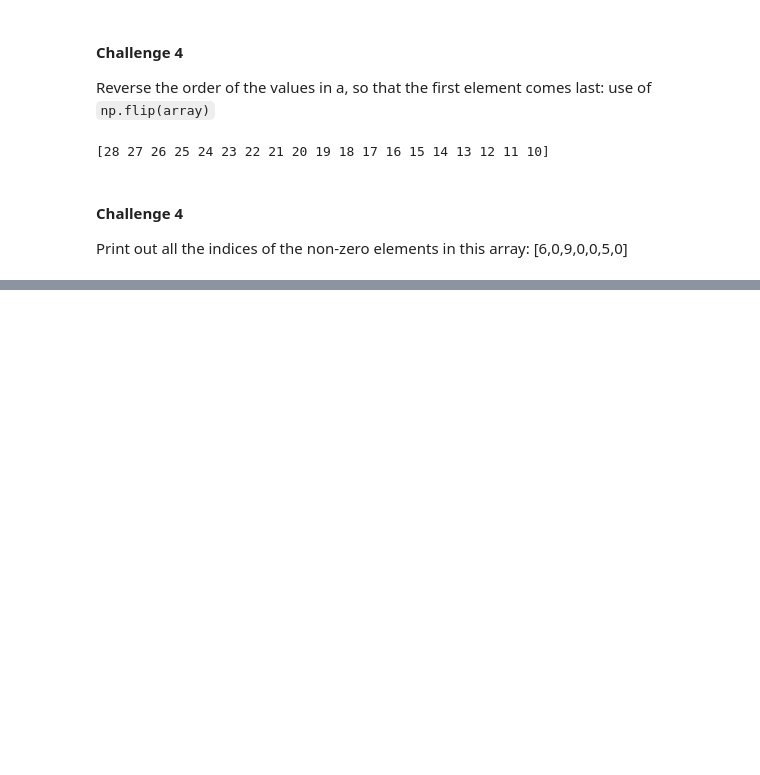
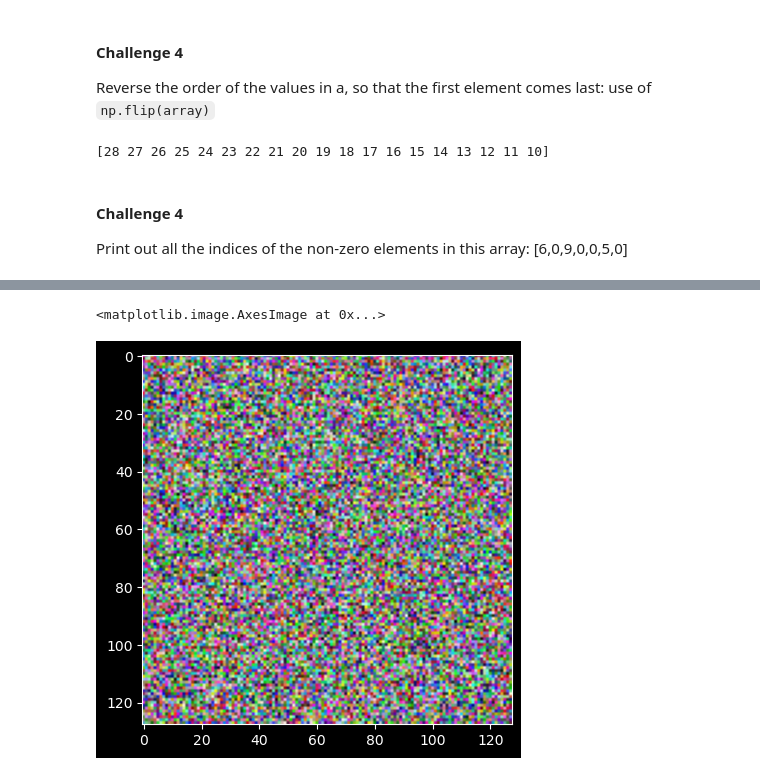
Before and after one commit to shane-221/Python_Basics, a Jupyter notebook: 09_Advanced-Data_Analysis(Pandas-Plotly-Seaborn)/77_Day_77_Numpy/main.ipynb, the cells around one changed output, grey strips where cells are left out. Saved outputs shown, nothing was run; the diff lists cells and outputs as text; code cells hidden in the pictures; blank space fills up the shorter version.

```diff
--- a/09_Advanced-Data_Analysis(Pandas-Plotly-Seaborn)/77_Day_77_Numpy/main.ipynb
+++ b/09_Advanced-Data_Analysis(Pandas-Plotly-Seaborn)/77_Day_77_Numpy/main.ipynb
@@ -124,0 +175,6 @@ vector1 = np.array([6,0,9,0,0,5,0])
+# %%
+noise =  np.random.rand(128, 128,3)
+plt.imshow(noise)
+# %% [output]
+<matplotlib.image.AxesImage at 0x...>
+[figure, added]
```
Also changed, not shown: parts of 6 cells of this notebook.
